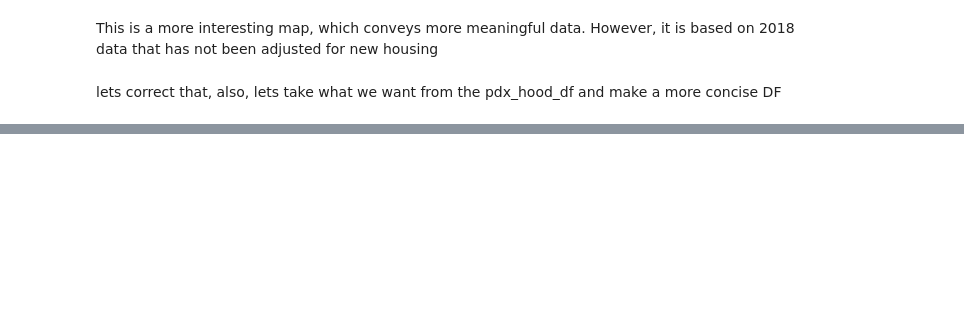
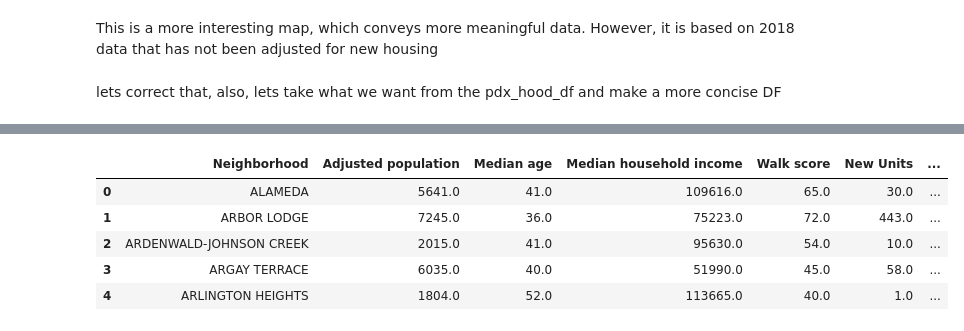
Before and after one commit to ExtraLime/Coursea_Capstone, a Jupyter notebook: pdx.ipynb, the cells around one changed output, grey strips where cells are left out. Saved outputs shown, nothing was run; the diff lists cells and outputs as text; code cells hidden in the pictures; blank space fills up the shorter version.

```diff
--- a/pdx.ipynb
+++ b/pdx.ipynb
@@ -502,0 +536,12 @@ ln
+# %%
+#lets get a radius for each neighborhood
+pdx_df['radius']= np.sqrt(pdx_df['sq_meters']/np.pi)
+pdx_df['radius'] = [int(i) for i in pdx_df['radius']]
+pdx_df.head()
+# %% [output]
+|  | Neighborhood | Adjusted population | Median age | Median household income | Walk score | New Units | ... |
+| 0 | ALAMEDA | 5641.0 | 41.0 | 109616.0 | 65.0 | 30.0 | ... |
+| 1 | ARBOR LODGE | 7245.0 | 36.0 | 75223.0 | 72.0 | 443.0 | ... |
+| 2 | ARDENWALD-JOHNSON CREEK | 2015.0 | 41.0 | 95630.0 | 54.0 | 10.0 | ... |
+| 3 | ARGAY TERRACE | 6035.0 | 40.0 | 51990.0 | 45.0 | 58.0 | ... |
+| 4 | ARLINGTON HEIGHTS | 1804.0 | 52.0 | 113665.0 | 40.0 | 1.0 | ... |
```
Also changed, not shown: parts of 24 cells of this notebook.
